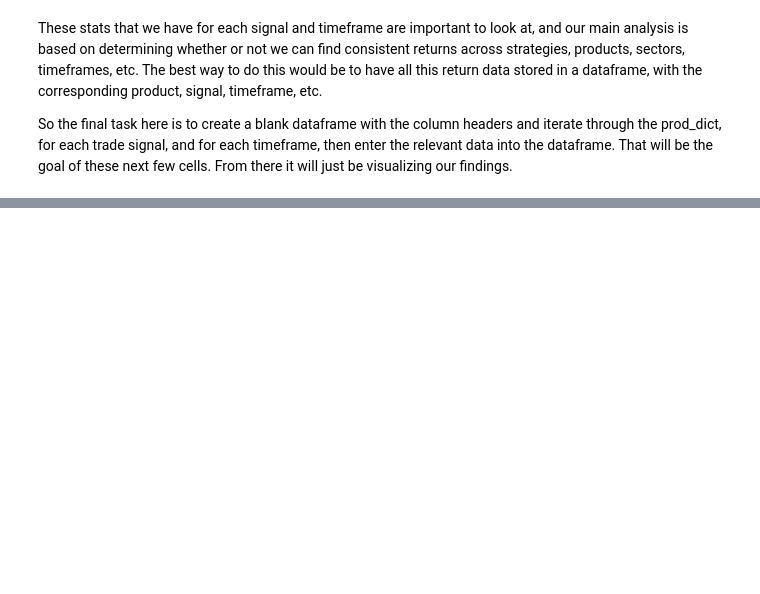
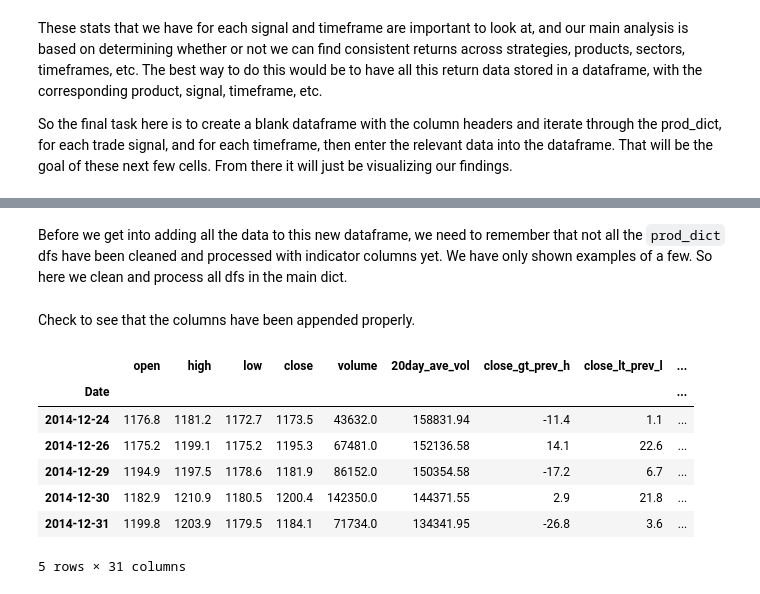
Before and after one commit to franko003/Price_Indicator_Analysis, a Jupyter notebook: notebooks/Price_Indicator_Analysis_MVP.ipynb, the cells around one changed output, grey strips where cells are left out. Cells and saved outputs as stored; diff of their text form; code cells hidden in the pictures; blank space fills up the shorter version.

Commit message:
Just need to report initial findings

```diff
--- a/notebooks/Price_Indicator_Analysis_MVP.ipynb
+++ b/notebooks/Price_Indicator_Analysis_MVP.ipynb
@@ -1009,0 +982,2 @@ timeframe_list = [1, 5, 10, 20]
+# %% [markdown]
+Before we get into adding all the data to this new dataframe, we need to remember that not all the `prod_dict` dfs have been cleaned and processed with indicator columns yet.  We have only shown examples of a few.  So here we clean and process all dfs in the main dict.
@@ -1009,0 +994,14 @@ timeframe_list = [1, 5, 10, 20]
+# %% [markdown]
+Check to see that the columns have been appended properly.
+# %%
+gc = prod_dict['GC']
+gc.tail()
+# %% [output]
+|  | open | high | low | close | volume | 20day_ave_vol | close_gt_prev_h | close_lt_prev_l | ... |
+| Date |  |  |  |  |  |  |  |  | ... |
+| 2014-12-24 | 1176.8 | 1181.2 | 1172.7 | 1173.5 | 43632.0 | 158831.94 | -11.4 | 1.1 | ... |
+| 2014-12-26 | 1175.2 | 1199.1 | 1175.2 | 1195.3 | 67481.0 | 152136.58 | 14.1 | 22.6 | ... |
+| 2014-12-29 | 1194.9 | 1197.5 | 1178.6 | 1181.9 | 86152.0 | 150354.58 | -17.2 | 6.7 | ... |
+| 2014-12-30 | 1182.9 | 1210.9 | 1180.5 | 1200.4 | 142350.0 | 144371.55 | 2.9 | 21.8 | ... |
+| 2014-12-31 | 1199.8 | 1203.9 | 1179.5 | 1184.1 | 71734.0 | 134341.95 | -26.8 | 3.6 | ... |
+5 rows × 31 columns
```
Also changed, not shown: parts of 26 cells of this notebook, 1 other file.
